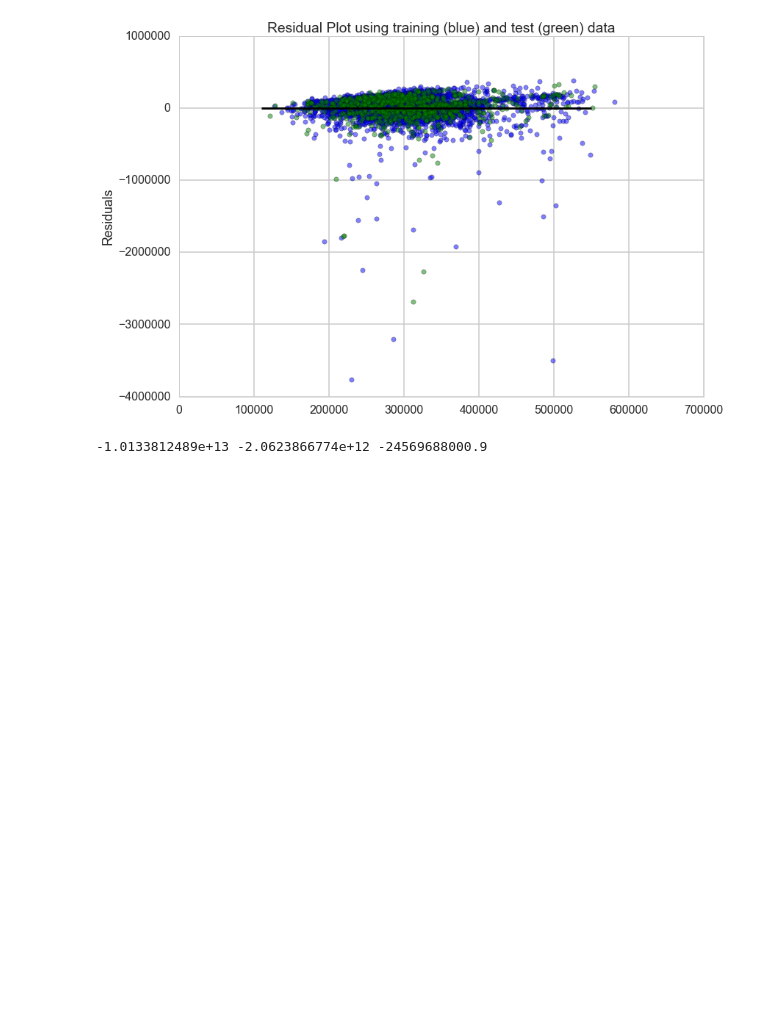
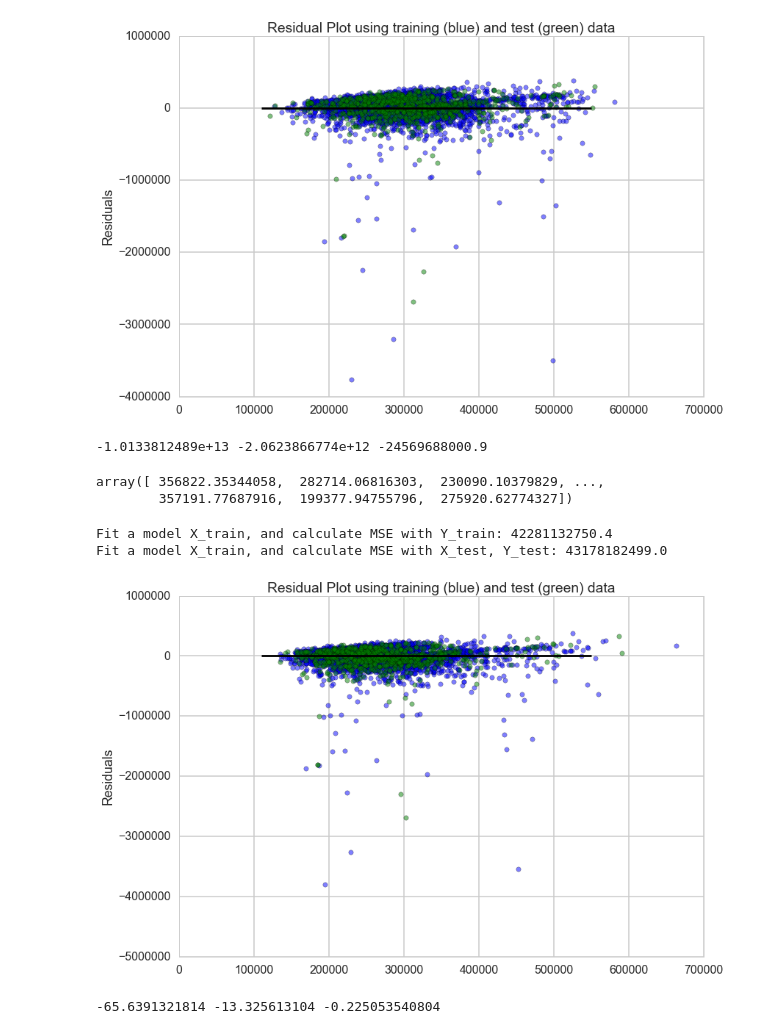
Before and after one commit to numb3r33/CoDS2016, a Jupyter notebook: Modelling.ipynb, the cells around one changed output. Drawn from its saved outputs; the diff is of its cells as text; code cells hidden in the pictures; blank space fills up the shorter version.

Commit message:
Take log transformation of the target variable.

```diff
--- a/Modelling.ipynb
+++ b/Modelling.ipynb
@@ -214,3 +211,32 @@ scores = cross_val_score(clf, X_train, y_train, scoring='mean_squared_error', cv
 print scores.min(), scores.mean(), scores.max()
 # %% [output]
 -1.0133812489e+13 -2.0623866774e+12 -24569688000.9
+# %%
+# take a logarithm of the target variable and rerun the whole analysis
+X = train[features]
+y = np.log1p(train.salary)
+# %%
+X_train, X_test, y_train, y_test = train_test_split(X, y, train_size=0.8, random_state=44)
+# %%
+clf.fit(X_train, y_train)
+pred_train = np.expm1(clf.predict(X_train))
+pred_test = np.expm1(clf.predict(X_test))
+# %%
+pred_train
+# %% [output]
+array([ 356822.35344058,  282714.06816303,  230090.10379829, ...,
+        357191.77687916,  199377.94755796,  275920.62774327])
+# %%
+print "Fit a model X_train, and calculate MSE with Y_train:", np.mean((np.expm1(y_train) - pred_train) ** 2)
+print "Fit a model X_train, and calculate MSE with X_test, Y_test:", np.mean((np.expm1(y_test) - pred_test) ** 2)
+# %% [output]
+Fit a model X_train, and calculate MSE with Y_train: 42281132750.4
+Fit a model X_train, and calculate MSE with X_test, Y_test: 43178182499.0
+# %%
+plt.scatter(pred_train, pred_train - np.expm1(y_train), c='b', s=40, alpha=0.5)
+plt.scatter(pred_test, pred_test - np.expm1(y_test), c='g', s=40, alpha=0.5)
+plt.hlines(y = 0, xmin=11e4, xmax = 55e4)
+plt.title('Residual Plot using training (blue) and test (green) data')
+plt.ylabel('Residuals');
+# %% [output]
+[figure, added]
@@ -216,0 +249,4 @@ print scores.min(), scores.mean(), scores.max()
+# %%
+print scores.min(), scores.mean(), scores.max()
+# %% [output]
+-65.6391321814 -13.325613104 -0.225053540804
```
Also changed, not shown: parts of 2 cells of this notebook.
